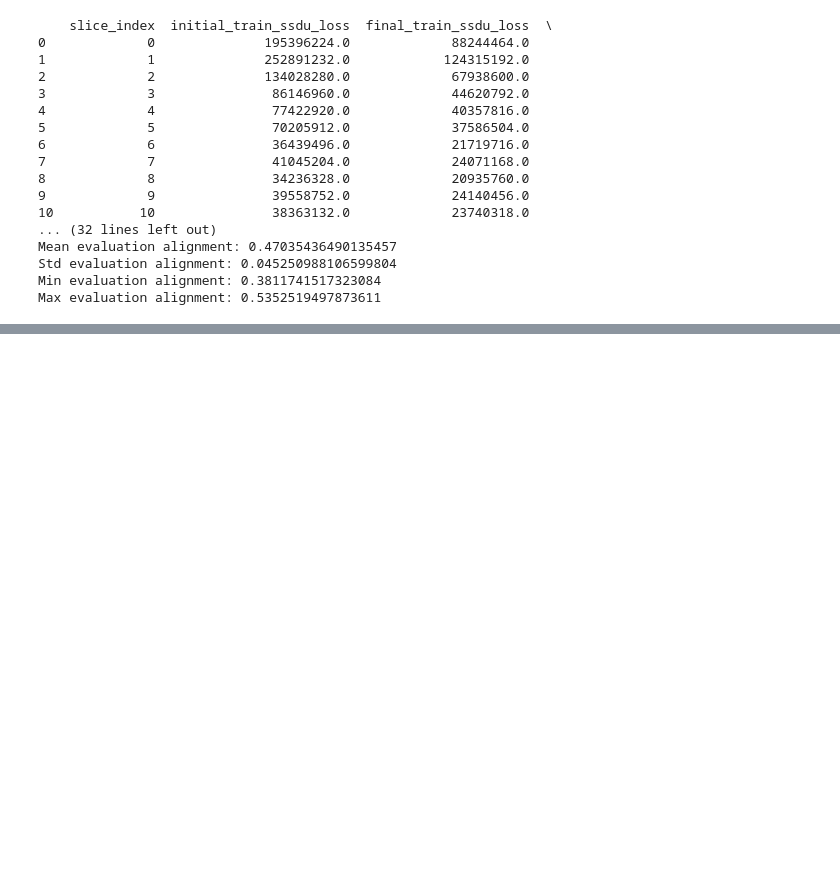
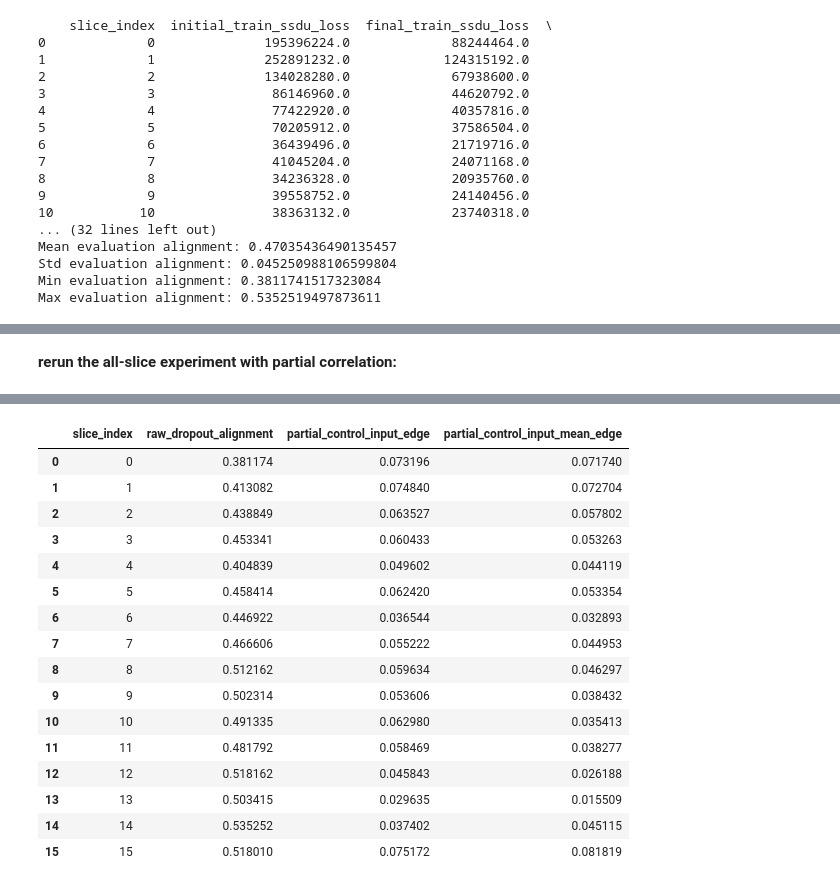
Before and after one commit to SILAS-RANSFORD-OSEI/reliability-aware-ssdu-mri, a Jupyter notebook: notebooks/03_multi_slice_reliability_check.ipynb, the cells around one changed output, grey strips where cells are left out. Drawn from its saved outputs; the diff is of its cells as text; code cells hidden in the pictures; blank space fills up the shorter version.

```diff
--- a/notebooks/03_multi_slice_reliability_check.ipynb
+++ b/notebooks/03_multi_slice_reliability_check.ipynb
@@ -980,0 +1204,62 @@ Max evaluation alignment: 0.5352519497873611
+# %% [markdown]
+**rerun the all-slice experiment with partial correlation:**
+# %%
+partial_results = []
+
+for slice_index in range(kspace.shape[0]):
+    print(f"\nRunning partial-correlation experiment on slice {slice_index}...")
+
+    result = run_four_way_reliability_experiment(
+        kspace=kspace,
+        mask=mask,
+        slice_index=slice_index,
+        coil_index=0,
+        train_fraction=0.2,
+        cal_fraction=0.1,
+        eval_fraction=0.1,
+        split_seed=42,
+        model_seed=0,
+        num_steps=50,
+        num_samples=8,
+        features=16,
+        dropout_p=0.1,
+        lr=1e-4,
+        lambda_img=1e7,
+    )
+
+    residual_eval = result["residual_energy_eval"]
+    uncertainty_map = result["uncertainty_map"]
+    mean_image = result["mean_image"]
+    x_input = result["x_input"]
+
+    input_intensity = np.abs(x_input)
+    mean_intensity = np.abs(mean_image)
+    edge_map = gradient_magnitude(mean_image)
+
+    raw_dropout_alignment = map_alignment(
+        uncertainty_map,
+        residual_eval
+    )
+
+    partial_input_edge = partial_correlation_with_controls(
+        target_map=residual_eval,
+        predictor_map=uncertainty_map,
+        control_maps=[input_intensity, edge_map]
+    )
+
+    partial_input_mean_edge = partial_correlation_with_controls(
+        target_map=residual_eval,
+        predictor_map=uncertainty_map,
+        control_maps=[input_intensity, mean_intensity, edge_map]
+    )
+
+    partial_results.append({
+        "slice_index": slice_index,
+        "raw_dropout_alignment": raw_dropout_alignment,
+        "partial_control_input_edge": partial_input_edge,
+        "partial_control_input_mean_edge": partial_input_mean_edge,
+    })
+
+partial_df = pd.DataFrame(partial_results)
+partial_df
+# %% [output]
@@ -980,0 +1283,17 @@ Max evaluation alignment: 0.5352519497873611
+|  | slice_index | raw_dropout_alignment | partial_control_input_edge | partial_control_input_mean_edge |
+| 0 | 0 | 0.381174 | 0.073196 | 0.071740 |
+| 1 | 1 | 0.413082 | 0.074840 | 0.072704 |
+| 2 | 2 | 0.438849 | 0.063527 | 0.057802 |
+| 3 | 3 | 0.453341 | 0.060433 | 0.053263 |
+| 4 | 4 | 0.404839 | 0.049602 | 0.044119 |
+| 5 | 5 | 0.458414 | 0.062420 | 0.053354 |
+| 6 | 6 | 0.446922 | 0.036544 | 0.032893 |
+| 7 | 7 | 0.466606 | 0.055222 | 0.044953 |
+| 8 | 8 | 0.512162 | 0.059634 | 0.046297 |
+| 9 | 9 | 0.502314 | 0.053606 | 0.038432 |
+| 10 | 10 | 0.491335 | 0.062980 | 0.035413 |
+| 11 | 11 | 0.481792 | 0.058469 | 0.038277 |
+| 12 | 12 | 0.518162 | 0.045843 | 0.026188 |
+| 13 | 13 | 0.503415 | 0.029635 | 0.015509 |
+| 14 | 14 | 0.535252 | 0.037402 | 0.045115 |
+| 15 | 15 | 0.518010 | 0.075172 | 0.081819 |
```
Also changed, not shown: parts of 10 cells of this notebook.
